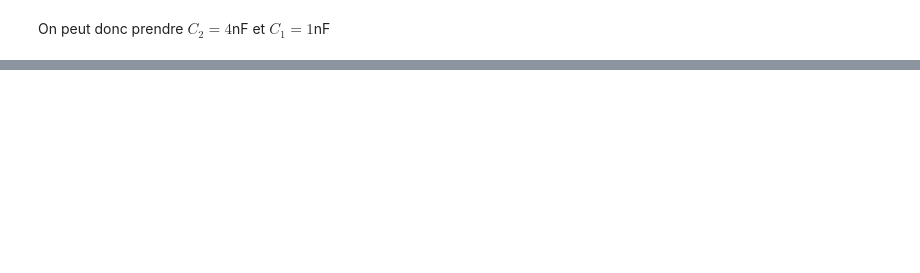
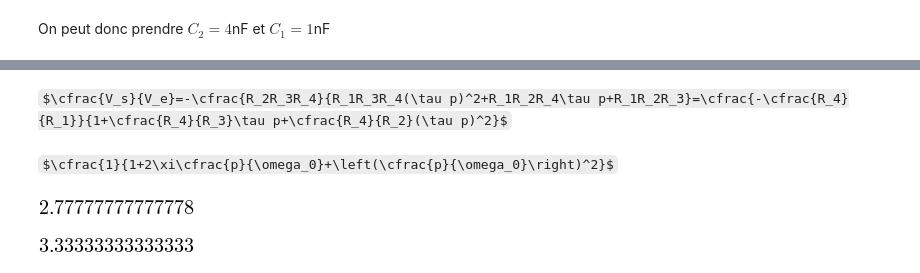
Before and after one commit to nim65s/N7, a Jupyter notebook: cours/TP Chaine d’Instrumentation.ipynb, the cells around one changed output, grey strips where cells are left out. Cells and saved outputs as stored; diff of their text form; code cells hidden in the pictures; some formulas as TeX source; blank space fills up the shorter version.

```diff
--- a/cours/TP Chaine d’Instrumentation.ipynb
+++ b/cours/TP Chaine d’Instrumentation.ipynb
@@ -40,0 +53,21 @@ $\cfrac{V_s}{V_e}=-\cfrac{R_2R_3R_4}{ppR_1R_3R_4+pR_1R_2R_4+R_1R_2R_3}$
+# %% [markdown]
+$\cfrac{V_s}{V_e}=-\cfrac{R_2R_3R_4}{R_1R_3R_4(\tau p)^2+R_1R_2R_4\tau p+R_1R_2R_3}=\cfrac{-\cfrac{R_4}{R_1}}{1+\cfrac{R_4}{R_3}\tau p+\cfrac{R_4}{R_2}(\tau p)^2}$
+# %% [markdown]
+$\cfrac{1}{1+2\xi\cfrac{p}{\omega_0}+\left(\cfrac{p}{\omega_0}\right)^2}$
+# %%
+from sympy.solvers import solve
+from sympy import Symbol
+R42 = Symbol('\cfrac{R_4}{R_2}')
+f = 12000
+w = 2*pi.evalf()*f
+R42 = solve(R42*tau**2*w**2-1, R42)[0]
+R42
+# %% [output]
+[figure, added]
+# %%
+R43 = Symbol('\cfrac{R_4}{R_3}')
+xi = 1
+R43 = solve(R43*tau*w/(2*xi)-1, R43)[0]
+R43
+# %% [output]
+[figure, added]
```
Also changed, not shown: parts of 24 cells of this notebook.
